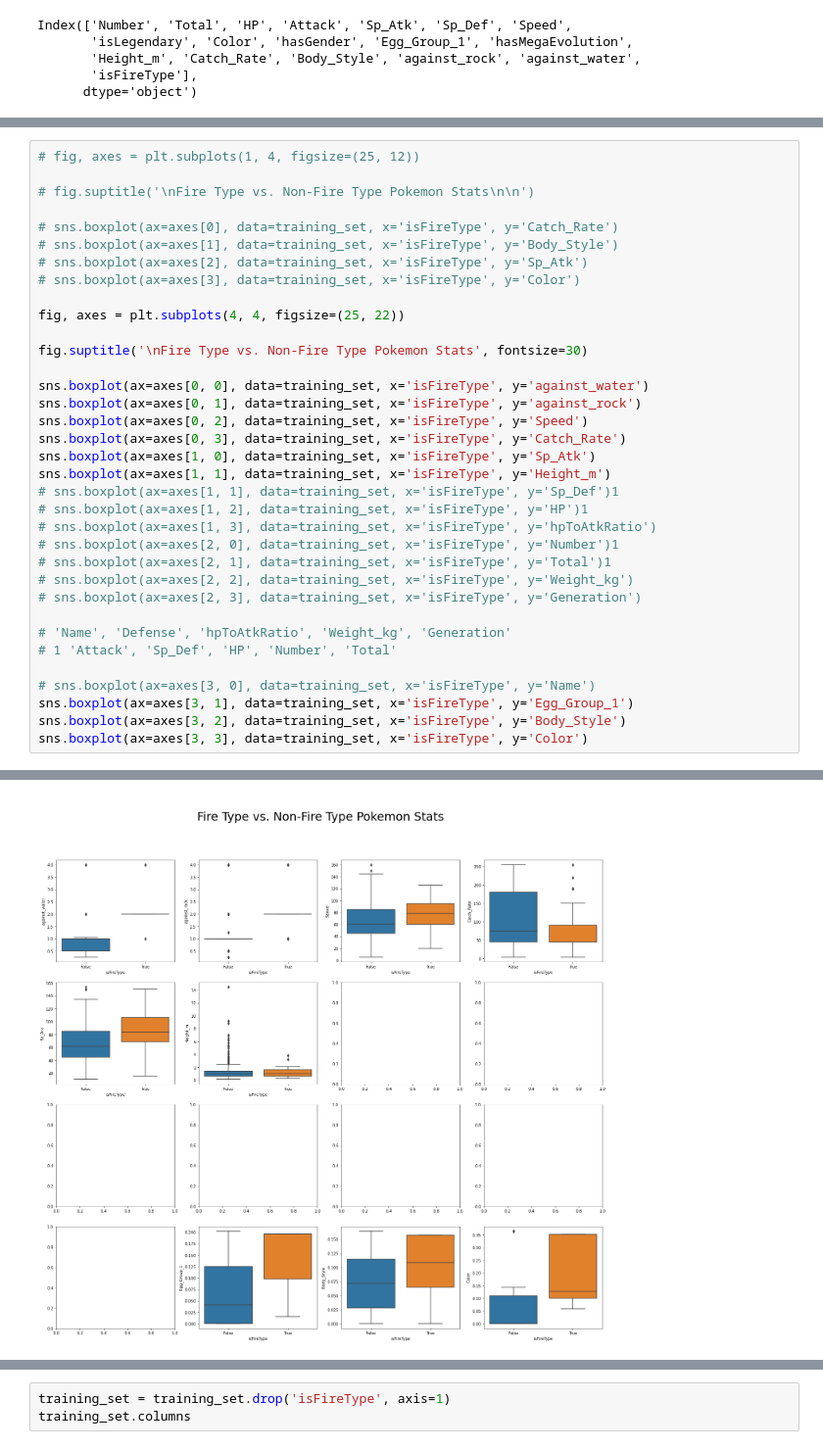
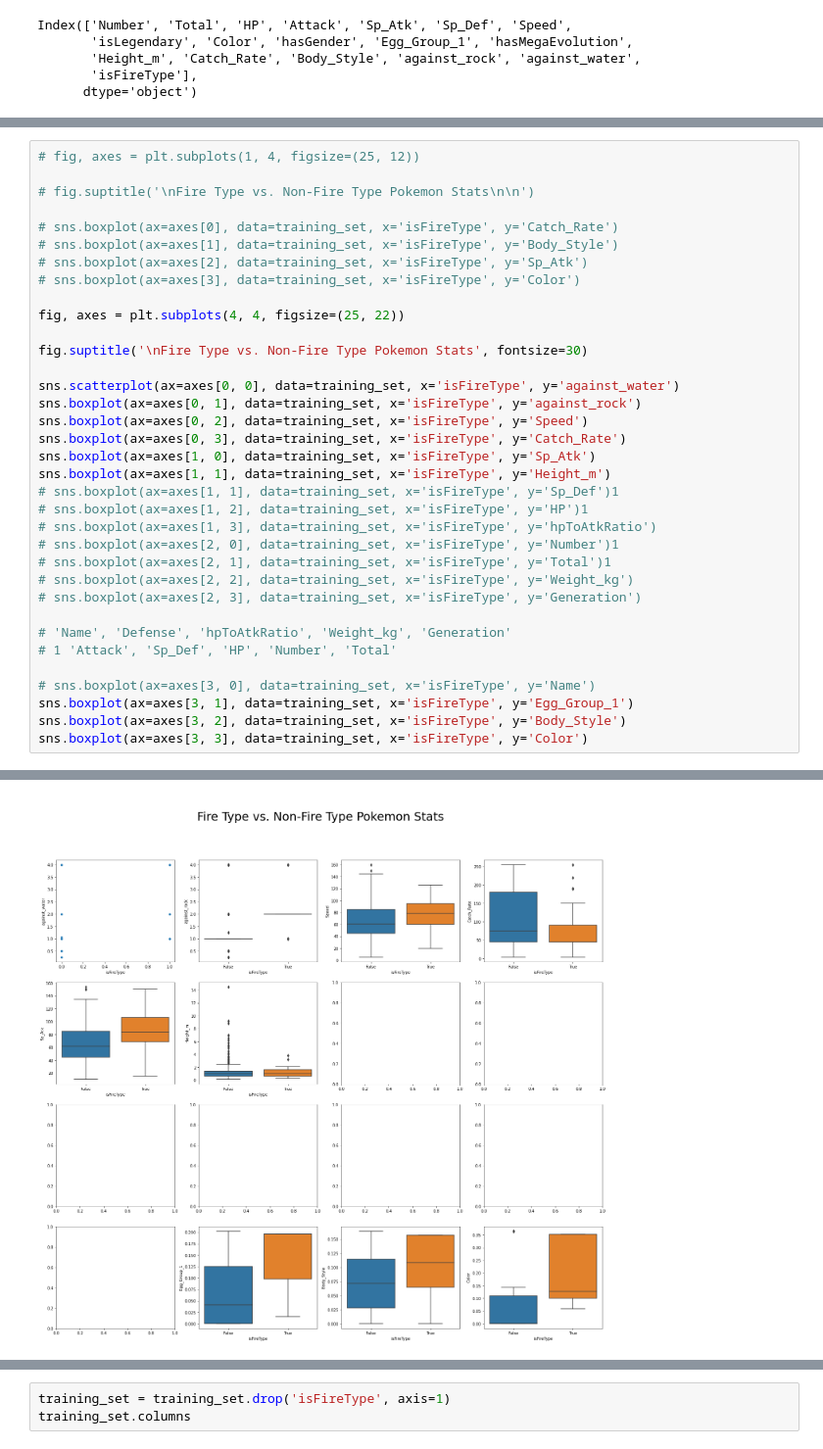
Before and after one commit to kentregs/mynt-cadetship-eda-repo, a Jupyter notebook: PS2.ipynb, the cells around one changed output, grey strips where cells are left out. Shown: that part at 98% size. Saved outputs shown, nothing was run; the diff lists cells and outputs as text.

```diff
--- a/PS2.ipynb
+++ b/PS2.ipynb
@@ -500,35 +500,35 @@ list(training_set.select_dtypes(['int64', 'float64']).columns)
 # sns.boxplot(ax=axes[1], data=training_set, x='isFireType', y='Body_Style')
 # sns.boxplot(ax=axes[2], data=training_set, x='isFireType', y='Sp_Atk')
 # sns.boxplot(ax=axes[3], data=training_set, x='isFireType', y='Color')
 
 fig, axes = plt.subplots(4, 4, figsize=(25, 22))
 
 fig.suptitle('\nFire Type vs. Non-Fire Type Pokemon Stats', fontsize=30)
 
-sns.boxplot(ax=axes[0, 0], data=training_set, x='isFireType', y='against_water')
+sns.scatterplot(ax=axes[0, 0], data=training_set, x='isFireType', y='against_water')
 sns.boxplot(ax=axes[0, 1], data=training_set, x='isFireType', y='against_rock')
 sns.boxplot(ax=axes[0, 2], data=training_set, x='isFireType', y='Speed')
 sns.boxplot(ax=axes[0, 3], data=training_set, x='isFireType', y='Catch_Rate')
 sns.boxplot(ax=axes[1, 0], data=training_set, x='isFireType', y='Sp_Atk')
 sns.boxplot(ax=axes[1, 1], data=training_set, x='isFireType', y='Height_m')
 # sns.boxplot(ax=axes[1, 1], data=training_set, x='isFireType', y='Sp_Def')1
 # sns.boxplot(ax=axes[1, 2], data=training_set, x='isFireType', y='HP')1
 # sns.boxplot(ax=axes[1, 3], data=training_set, x='isFireType', y='hpToAtkRatio')
 # sns.boxplot(ax=axes[2, 0], data=training_set, x='isFireType', y='Number')1
 # sns.boxplot(ax=axes[2, 1], data=training_set, x='isFireType', y='Total')1
 # sns.boxplot(ax=axes[2, 2], data=training_set, x='isFireType', y='Weight_kg')
 # sns.boxplot(ax=axes[2, 3], data=training_set, x='isFireType', y='Generation')
 
 # 'Name', 'Defense', 'hpToAtkRatio', 'Weight_kg', 'Generation'
 # 1 'Attack', 'Sp_Def', 'HP', 'Number', 'Total'
 
 # sns.boxplot(ax=axes[3, 0], data=training_set, x='isFireType', y='Name')
 sns.boxplot(ax=axes[3, 1], data=training_set, x='isFireType', y='Egg_Group_1')
 sns.boxplot(ax=axes[3, 2], data=training_set, x='isFireType', y='Body_Style')
 sns.boxplot(ax=axes[3, 3], data=training_set, x='isFireType', y='Color')
 # %% [output]
 <AxesSubplot:xlabel='isFireType', ylabel='Color'>
-[figure, old version]
+[figure, new version]
 # %%
 # mask = df['isFireType'] == True
 df[['Name', 'Type_1', 'Type_2', 'Color', 'isFireType']].sample(10)
```
Also changed, not shown: parts of 9 cells of this notebook, 10 other files.
